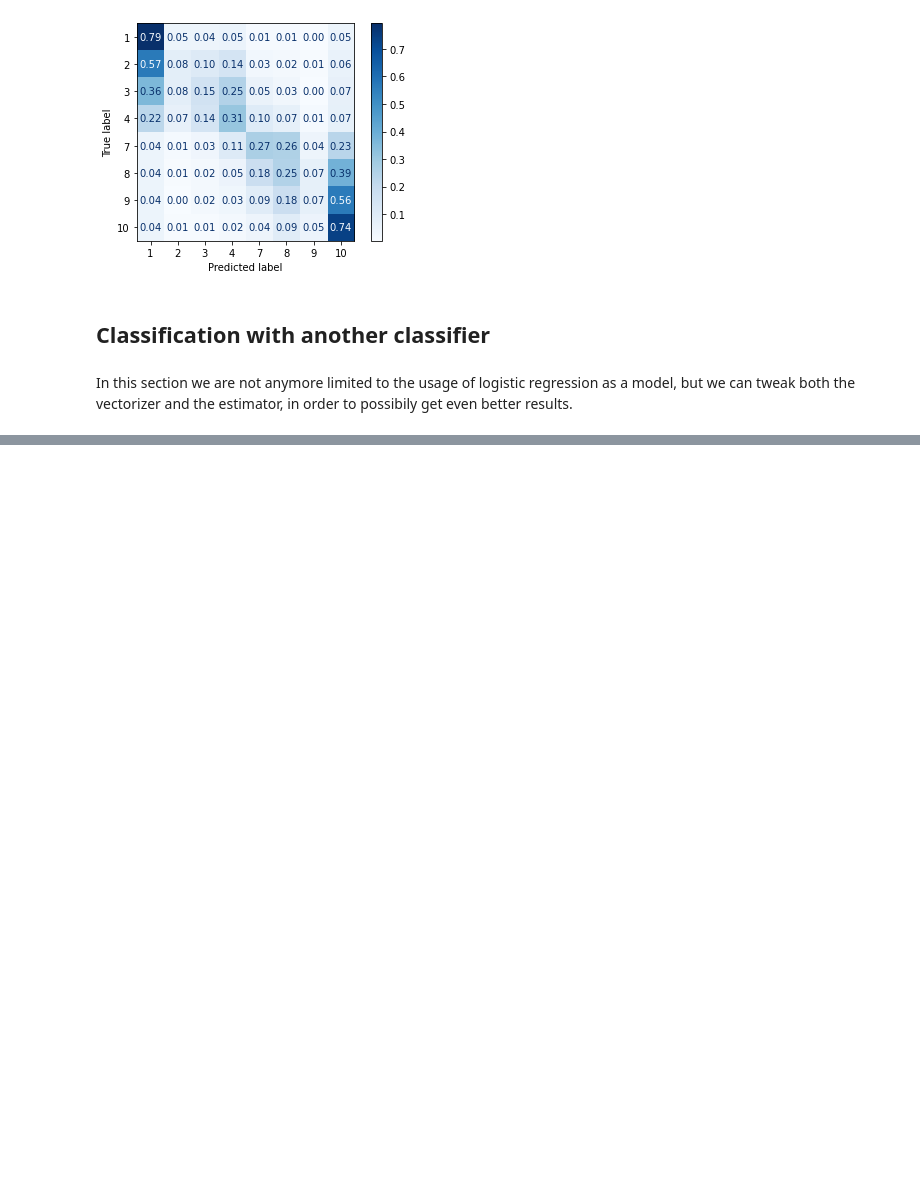
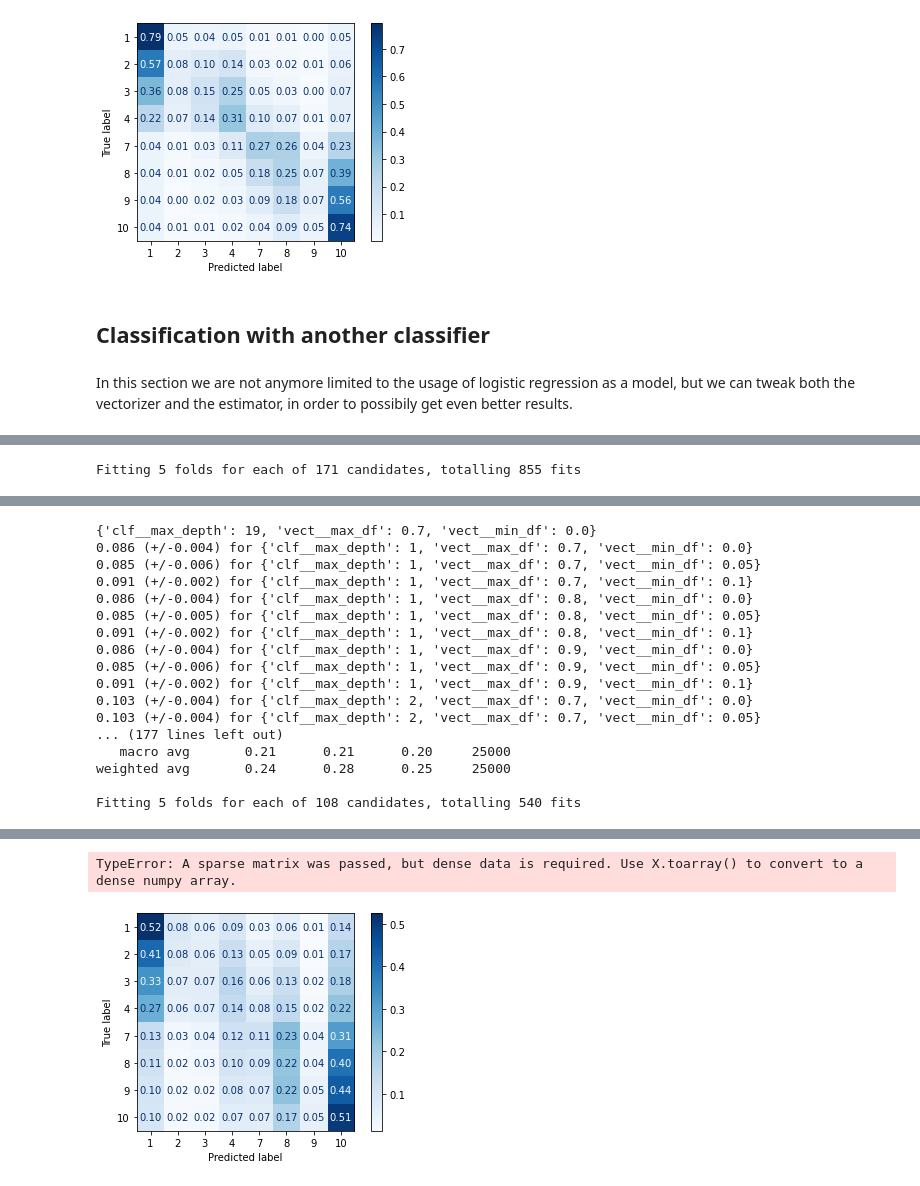
Before and after one commit to Wadaboa/nlp-assignments, a Jupyter notebook: sentiment_analysis.ipynb, the cells around one changed output, grey strips where cells are left out. Saved outputs shown, nothing was run; the diff lists cells and outputs as text; code cells hidden in the pictures; blank space fills up the shorter version.

Commit message:
add model grid search in sentiment analysis

```diff
--- a/sentiment_analysis.ipynb
+++ b/sentiment_analysis.ipynb
@@ -628,14 +704,9 @@ In this section we are not anymore limited to the usage of logistic regression a
 # %%
 features = [
-    (
-        "vect",
-        CountVectorizer(
-            ngram_range=(1, 2), preprocessor=preprocess_text, min_df=0.01, max_df=0.7,
-        ),
-    ),
-    ("tfidf", TfidfTransformer(sublinear_tf=True)),
+    ("vect", CountVectorizer(ngram_range=(1, 2), preprocessor=preprocessing_funcs[0])),
+    ("tfidf", TfidfTransformer(sublinear_tf=True, use_idf=True)),
 ]
 features_params = {
-    "vect__ngram_range": [(1, 1), (1, 2)],
-    "tfidf__use_idf": (True, False),
+    "vect__max_df": np.linspace(0.7, 0.9, 3),
+    "vect__min_df": np.linspace(0, 0.1, 3),
 }
@@ -671,3 +712,0 @@ Best parameters: {'clf__alpha': 0.001, 'tfidf__use_idf': True, 'vect__ngram_rang
-# %%
-pred_train_scores, pred_test_scores = predict(sgd_classifier, train_corpus, test_corpus)
-print_evaluation(test_scores, pred_test_scores)
@@ -693,0 +784,28 @@ weighted avg       0.33      0.41      0.34     25000
+# %%
+for score in scores:
+    best_scores = {}
+    for model in models.values():
+        pipeline = Pipeline(features + [("clf", model["estimator"])])
+        searcher = GridSearchCV(
+            estimator=pipeline,
+            param_grid=model["params"],
+            scoring=score,
+            n_jobs=-1,
+            cv=5,
+            return_train_score=True,
+            verbose=1,
+        )
+        classifier = searcher.fit(train_corpus, train_scores)
+        print()
+        print_results(searcher)
+        print()
+        pred_train_scores, pred_test_scores = predict(
+            classifier, train_corpus, test_corpus
+        )
+        print_evaluation(test_scores, pred_test_scores)
+        best_scores[model["name"]] = searcher.best_score_
+
+    for name, best_score in best_scores.items():
+        print(f"{name} -> {score}: {best_score}")
+# %% [output]
+Fitting 5 folds for each of 171 candidates, totalling 855 fits
@@ -693,0 +818,17 @@ weighted avg       0.33      0.41      0.34     25000
+{'clf__max_depth': 19, 'vect__max_df': 0.7, 'vect__min_df': 0.0}
+0.086 (+/-0.004) for {'clf__max_depth': 1, 'vect__max_df': 0.7, 'vect__min_df': 0.0}
+0.085 (+/-0.006) for {'clf__max_depth': 1, 'vect__max_df': 0.7, 'vect__min_df': 0.05}
+0.091 (+/-0.002) for {'clf__max_depth': 1, 'vect__max_df': 0.7, 'vect__min_df': 0.1}
+0.086 (+/-0.004) for {'clf__max_depth': 1, 'vect__max_df': 0.8, 'vect__min_df': 0.0}
+0.085 (+/-0.005) for {'clf__max_depth': 1, 'vect__max_df': 0.8, 'vect__min_df': 0.05}
+0.091 (+/-0.002) for {'clf__max_depth': 1, 'vect__max_df': 0.8, 'vect__min_df': 0.1}
+0.086 (+/-0.004) for {'clf__max_depth': 1, 'vect__max_df': 0.9, 'vect__min_df': 0.0}
+0.085 (+/-0.006) for {'clf__max_depth': 1, 'vect__max_df': 0.9, 'vect__min_df': 0.05}
+0.091 (+/-0.002) for {'clf__max_depth': 1, 'vect__max_df': 0.9, 'vect__min_df': 0.1}
+0.103 (+/-0.004) for {'clf__max_depth': 2, 'vect__max_df': 0.7, 'vect__min_df': 0.0}
+0.103 (+/-0.004) for {'clf__max_depth': 2, 'vect__max_df': 0.7, 'vect__min_df': 0.05}
+... (177 lines left out)
+   macro avg       0.21      0.21      0.20     25000
+weighted avg       0.24      0.28      0.25     25000
+
+Fitting 5 folds for each of 108 candidates, totalling 540 fits
@@ -693,0 +840,2 @@ weighted avg       0.33      0.41      0.34     25000
+TypeError: A sparse matrix was passed, but dense data is required. Use X.toarray() to convert to a dense numpy array.
+[figure, added]
```
Also changed, not shown: parts of 17 cells of this notebook.
